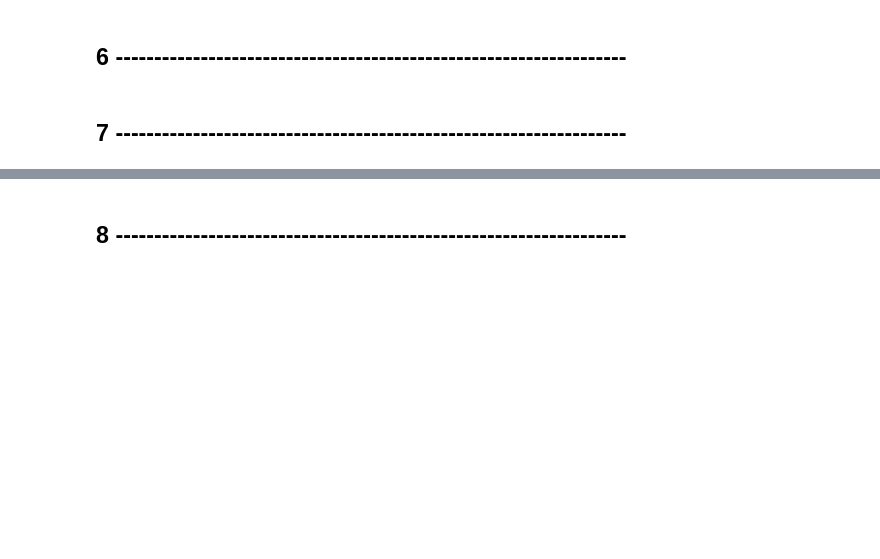
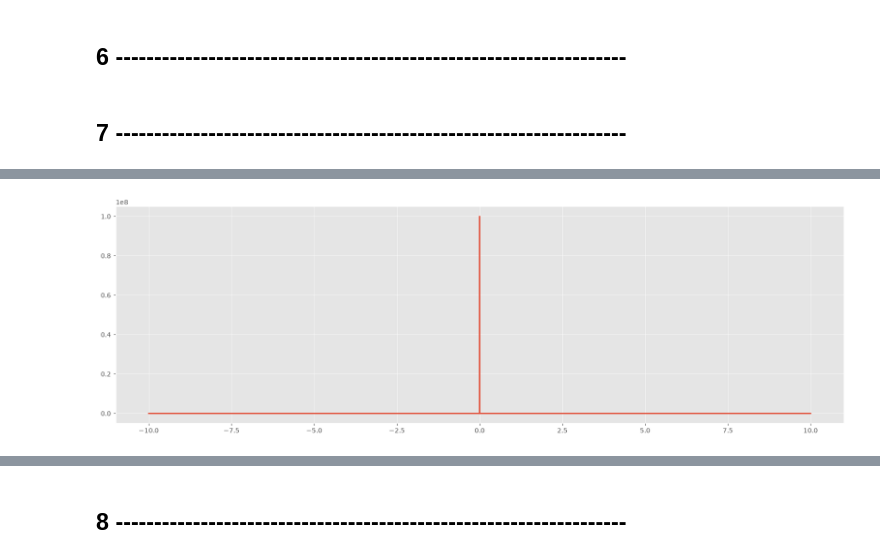
Before and after one commit to ilavaggi/SyS-2026, a Jupyter notebook: TP1.ipynb, the cells around one changed output, grey strips where cells are left out. Drawn from its saved outputs; the diff is of its cells as text; code cells hidden in the pictures; blank space fills up the shorter version.

```diff
--- a/TP1.ipynb
+++ b/TP1.ipynb
@@ -476,0 +496,13 @@ plt.show()
+# %%
+def deltaD(t):
+    return np.where(t==t[np.argmin(np.abs(t))],1/0.00000001,0)
+    #devolvé un valor grande cuando t sea igual a t en su valor mas chiquito, mas cerca de 0
+# %%
+t = np.linspace(-10,10,10000)
+ft = deltaD(t)
+
+plt.figure(figsize=(20,6))
+plt.plot(t,ft)
+plt.show()
+# %% [output]
+[figure, added]
```
Also changed, not shown: parts of 12 cells of this notebook.
